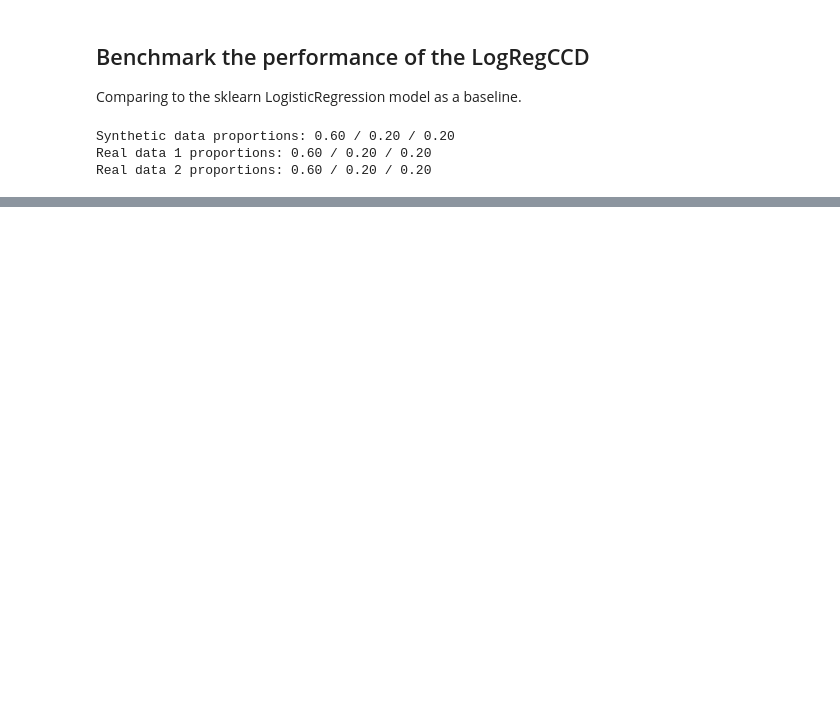
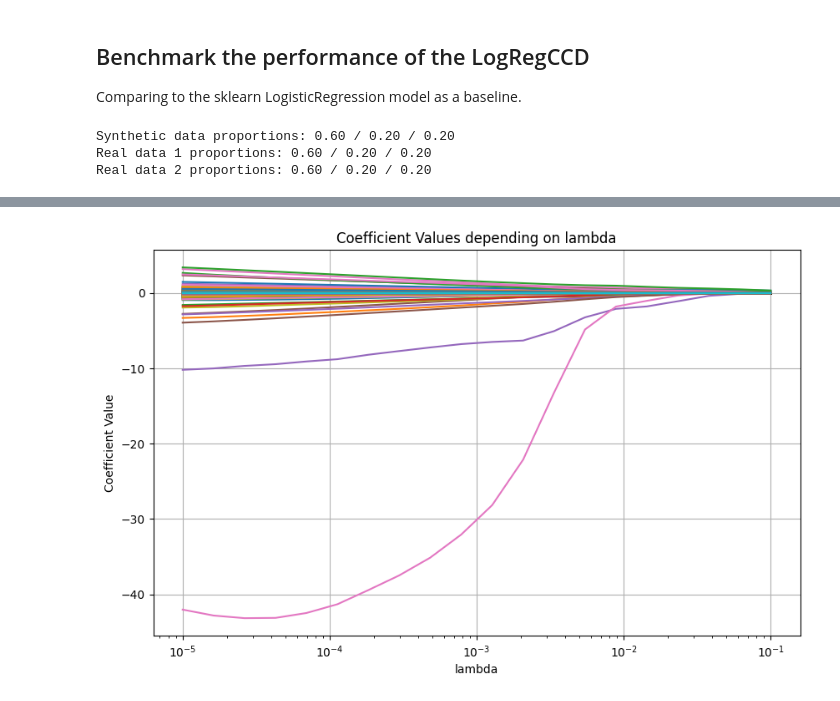
Before and after one commit to dxzielinski/aml-ccd, a Jupyter notebook: ccd/experiments/benchmark.ipynb, the cells around one changed output, grey strips where cells are left out. Cells and saved outputs as stored; diff of their text form; code cells hidden in the pictures; blank space fills up the shorter version.

```diff
--- a/ccd/experiments/benchmark.ipynb
+++ b/ccd/experiments/benchmark.ipynb
@@ -184,0 +259,4 @@ print(
+# %%
+ccd_real1.plot_coefficients()
+# %% [output]
+[figure, added]
```
Also changed, not shown: parts of 8 cells of this notebook, 2 other files.
